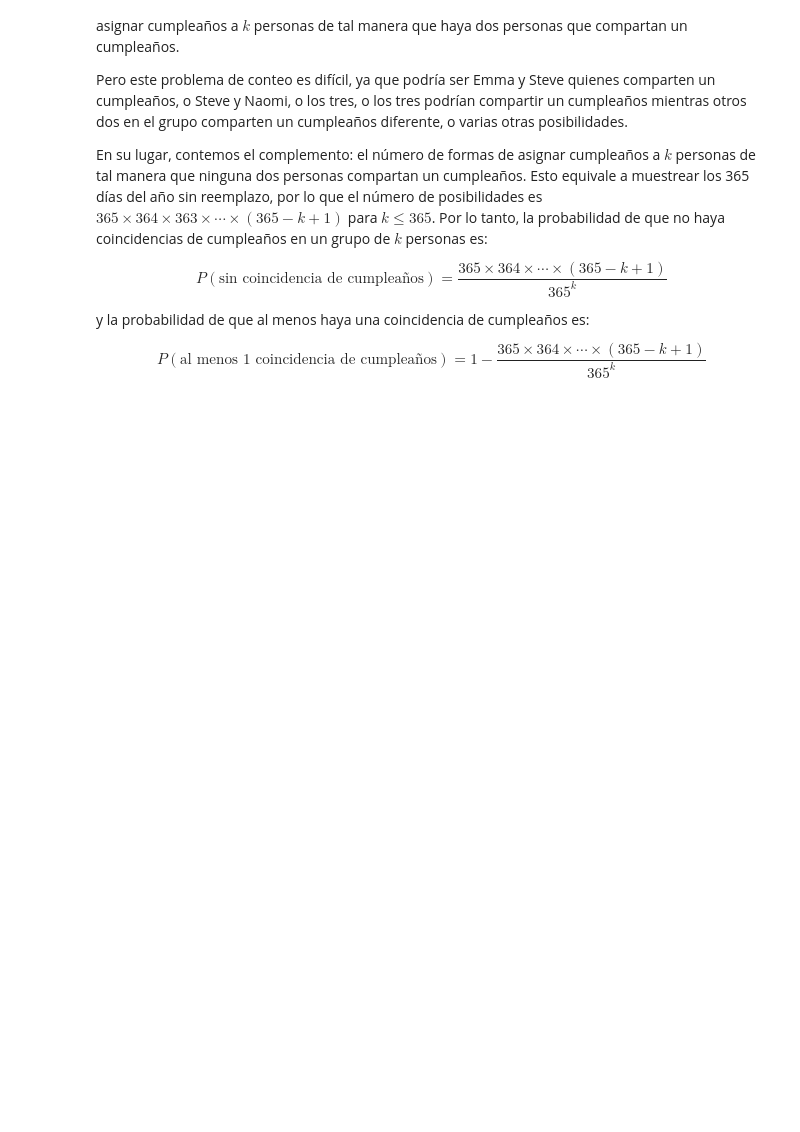
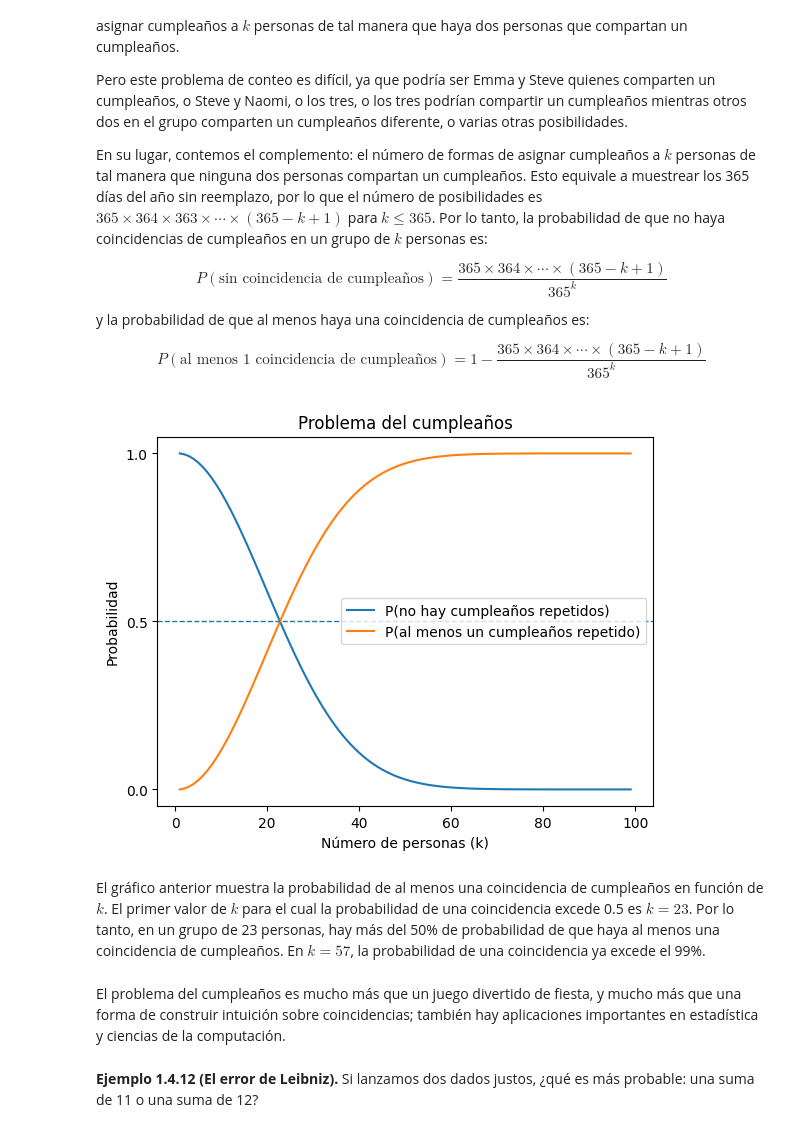
Before and after one commit to jmonaste/AI-Journey, a Jupyter notebook: 03. Fundamentals of Programming and Mathematics/01. Probability/01 Probabilidad y conteo.ipynb, the cells around one changed output. Saved outputs shown, nothing was run; the diff lists cells and outputs as text; code cells hidden in the pictures; blank space fills up the shorter version.

Commit message:
El error de Leibniz

```diff
--- a/03. Fundamentals of Programming and Mathematics/01. Probability/01 Probabilidad y conteo.ipynb
+++ b/03. Fundamentals of Programming and Mathematics/01. Probability/01 Probabilidad y conteo.ipynb
@@ -86,3 +86,49 @@ $$P(\text{sin coincidencia de cumpleaños}) = \frac{365 \times 364 \times \cdots
 y la probabilidad de que al menos haya una coincidencia de cumpleaños es:
 
 $$P(\text{al menos 1 coincidencia de cumpleaños}) = 1 - \frac{365 \times 364 \times \cdots \times (365-k+1)}{365^k}$$
+# %%
+import matplotlib.pyplot as plt
+
+# Rango de valores para k (número de personas)
+k_values = range(1, 100)
+
+# Listas para las probabilidades
+p_no_match = []
+p_at_least_one = []
+
+# Cálculo de las probabilidades
+for k in k_values:
+    prob_no = 1.0
+    for i in range(k):
+        prob_no *= (365 - i) / 365
+    p_no_match.append(prob_no)
+    p_at_least_one.append(1 - prob_no)
+
+# Crear el gráfico
+plt.figure()
+plt.plot(k_values, p_no_match, label="P(no hay cumpleaños repetidos)")
+plt.plot(k_values, p_at_least_one, label="P(al menos un cumpleaños repetido)")
+
+# Ejes
+plt.xlabel("Número de personas (k)")
+plt.ylabel("Probabilidad")
+plt.title("Problema del cumpleaños")
+
+# Mostrar solo 0, 0.5 y 1 en el eje Y
+plt.yticks([0, 0.5, 1])
+
+# Línea discontinua fina en y = 0.5
+plt.axhline(y=0.5, linestyle='--', linewidth=1)
+
+# Leyenda
+plt.legend()
+
+plt.show()
+# %% [output]
+[figure, added]
+# %% [markdown]
+El gráfico anterior muestra la probabilidad de al menos una coincidencia de cumpleaños en función de $k$. El primer valor de $k$ para el cual la probabilidad de una coincidencia excede 0.5 es $k = 23$. Por lo tanto, en un grupo de 23 personas, hay más del 50% de probabilidad de que haya al menos una coincidencia de cumpleaños. En $k = 57$, la probabilidad de una coincidencia ya excede el 99%.
+# %% [markdown]
+El problema del cumpleaños es mucho más que un juego divertido de fiesta, y mucho más que una forma de construir intuición sobre coincidencias; también hay aplicaciones importantes en estadística y ciencias de la computación.
+# %% [markdown]
+**Ejemplo 1.4.12 (El error de Leibniz).** Si lanzamos dos dados justos, ¿qué es más probable: una suma de 11 o una suma de 12?
```
